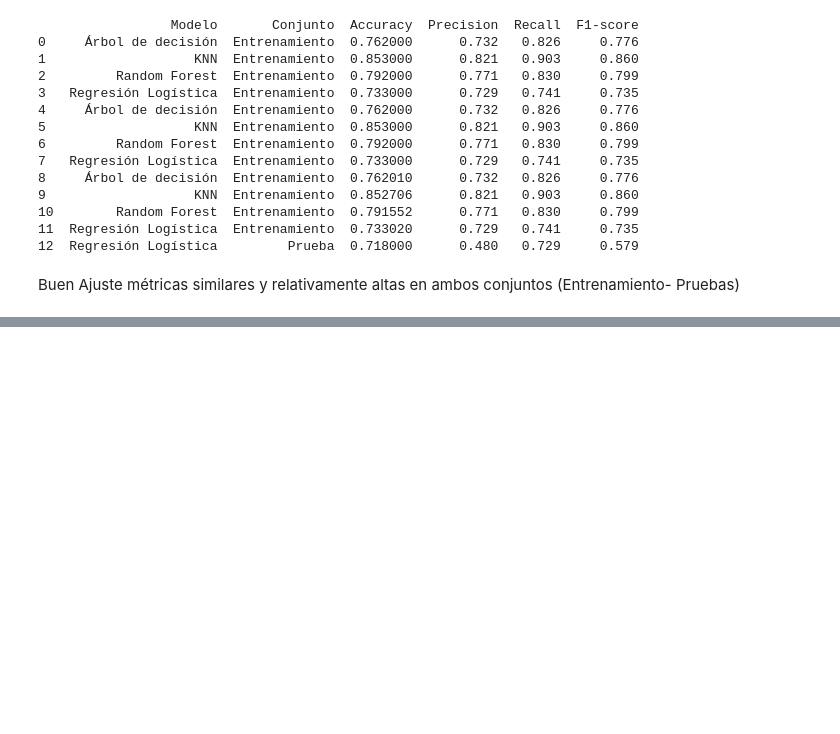
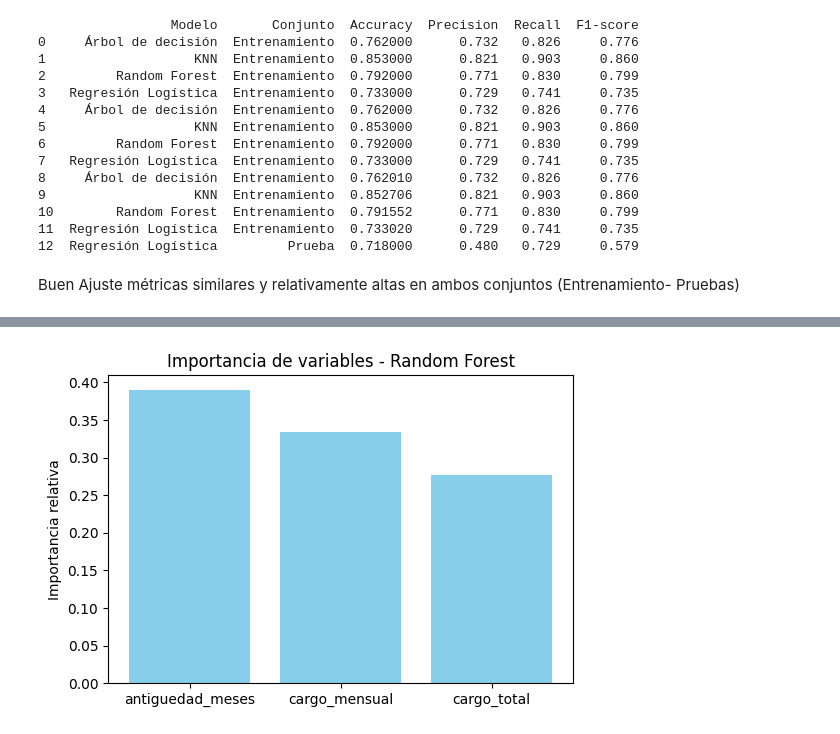
Before and after one commit to gloriagutierrez2025/Challenger_segunda_parte, a Jupyter notebook: Challenger_parte2.ipynb, the cells around one changed output, grey strips where cells are left out. Saved outputs shown, nothing was run; the diff lists cells and outputs as text; code cells hidden in the pictures; blank space fills up the shorter version.

```diff
--- a/Challenger_parte2.ipynb
+++ b/Challenger_parte2.ipynb
@@ -1001,0 +1035,16 @@ Buen Ajuste métricas similares y relativamente altas en ambos conjuntos (Entren
+# %%
+importancia = rf.feature_importances_
+variables = ['antiguedad_meses', 'cargo_total', 'cargo_mensual']
+# %%
+df_importancia = pd.DataFrame({
+    'Variable': variables,
+    'Importancia': importancia
+}).sort_values(by='Importancia', ascending=False)
+# %%
+plt.figure(figsize=(6,4))
+plt.bar(df_importancia['Variable'], df_importancia['Importancia'], color='skyblue')
+plt.title("Importancia de variables - Random Forest")
+plt.ylabel("Importancia relativa")
+plt.show()
+# %% [output]
+[figure, added]
```
Also changed, not shown: parts of 2 cells of this notebook.
